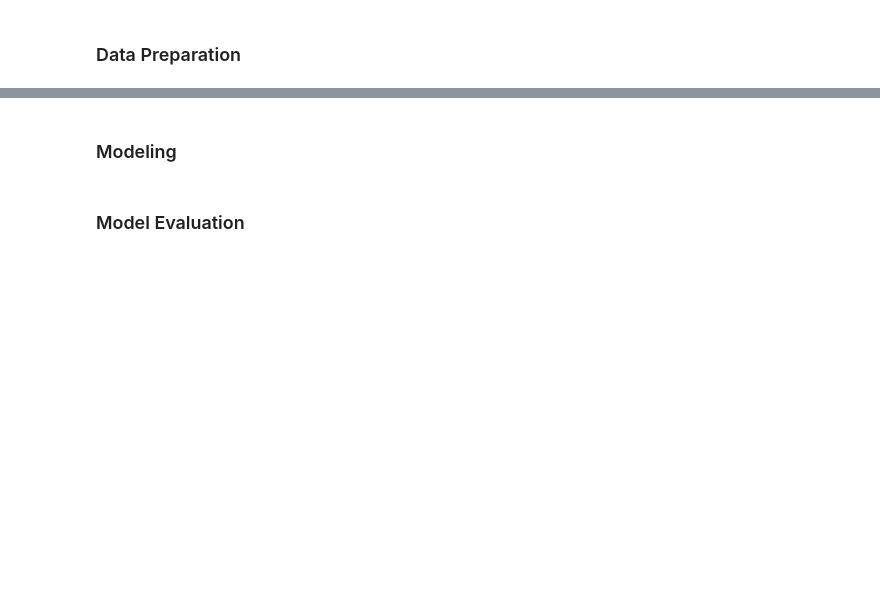
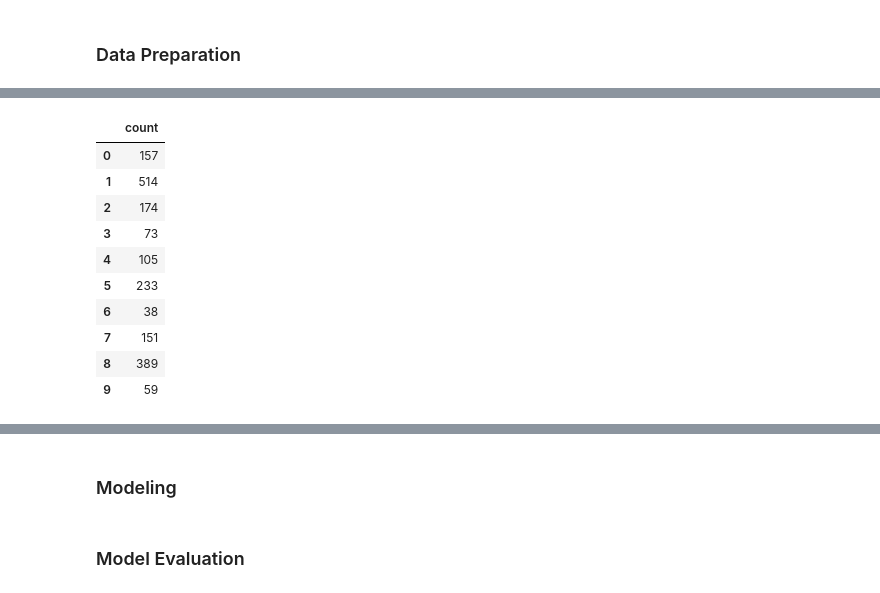
Before and after one commit to Emmet62/DAGroupProject2018, a Jupyter notebook: Bike_Sharing_Demand.ipynb, the cells around one changed output, grey strips where cells are left out. Saved outputs shown, nothing was run; the diff lists cells and outputs as text; code cells hidden in the pictures; blank space fills up the shorter version.

Commit message:
Started data prep on notebook

```diff
--- a/Bike_Sharing_Demand.ipynb
+++ b/Bike_Sharing_Demand.ipynb
@@ -271,0 +327,12 @@ pp.close()
+# %%
+#Load in shuffled csv
+shuffled = pd.read_csv('shuffled.csv',keep_default_na=True, sep=',\s+', delimiter=',', skipinitialspace=True)
+# %%
+#Split the dataset into two datasets: 70% training and 30% test.
+twosets = np.split(shuffled, [700], axis=0)
+dftrain = twosets[0]
+dftest = twosets[1]
+#Save the training dataframe to a csv
+dftrain.to_csv('dftrain.csv',index=False)
+#Save the test dataframe to a csv
+dftest.to_csv('dftest.csv',index=False)
@@ -271,0 +342,11 @@ pp.close()
+# %%
+# Select columns containing categorical data
+categorical_columns = dftrain[['season','holiday','workingday','weather']]
+# Convert data type to category for these columns
+for column in categorical_columns:
+    dftrain[column] = dftrain[column].astype('category')
+# Select columns containing continuous data
+continuous_columns = dftrain.select_dtypes(exclude=['category']).columns
+#Remove datetime (our index) from the continuous columns as it is neither a continuous or categorical feature
+continuous_columns = continuous_columns.drop('datetime')
+dftrain.dtypes
@@ -271,0 +418,14 @@ pp.close()
+# %%
+dftrain[['count']][:10]
+# %% [output]
+|  | count |
+| 0 | 157 |
+| 1 | 514 |
+| 2 | 174 |
+| 3 | 73 |
+| 4 | 105 |
+| 5 | 233 |
+| 6 | 38 |
+| 7 | 151 |
+| 8 | 389 |
+| 9 | 59 |
```
Also changed, not shown: parts of 11 cells of this notebook, 7 other files.
